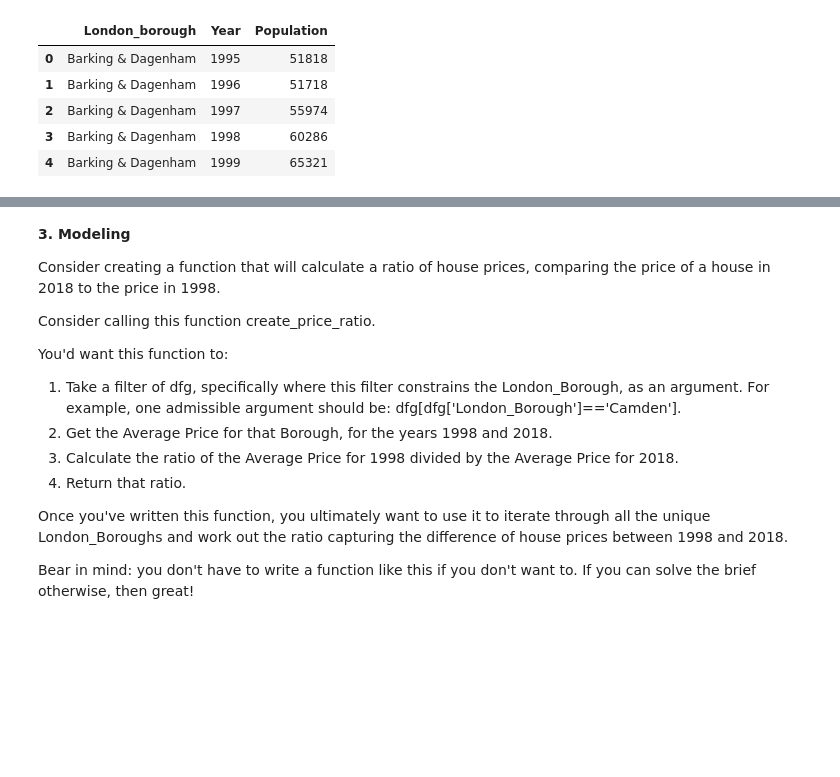
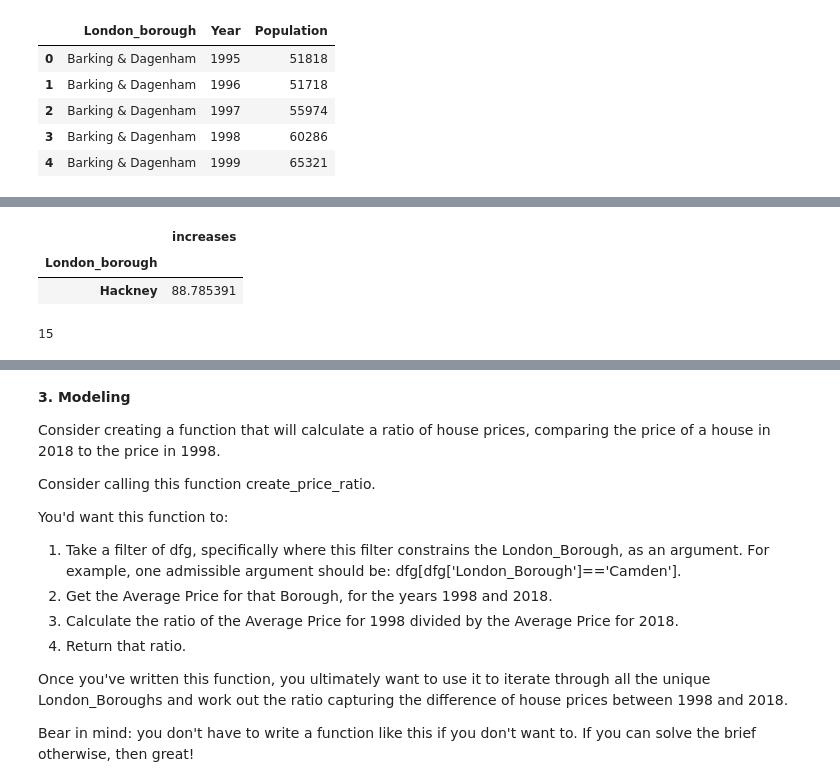
Before and after one commit to sanjaypatel16/London-Housing-Case-Study, a Jupyter notebook: Unit 4 Challenge - Tier 3.ipynb, the cells around one changed output, grey strips where cells are left out. Drawn from its saved outputs; the diff is of its cells as text; code cells hidden in the pictures; blank space fills up the shorter version.

```diff
--- a/Unit 4 Challenge - Tier 3.ipynb
+++ b/Unit 4 Challenge - Tier 3.ipynb
@@ -591,3 +601,17 @@ df3["Average_increase"].idxmax()
+# %%
+# Lets calculate which borough according to df4 dataframe is highest
+df4[df4["increases"] == df4["increases"].max()]
+
+# It is still the Hackney Borough.
+# %% [output]
+|  | increases |
+| London_borough |  |
+| Hackney | 88.785391 |
+# %%
+#just testing how to get the index of the max value for the bar plot colorgit
+df3["Average_increase"].idxmax()
+# %% [output]
+15
 # %%
 # lets create the bar plot for showin all boroughs average increse in population
 ax =df3.plot(x="Borough", y="Average_increase", kind="bar", rot=90)
```
Also changed, not shown: parts of 9 cells of this notebook.
